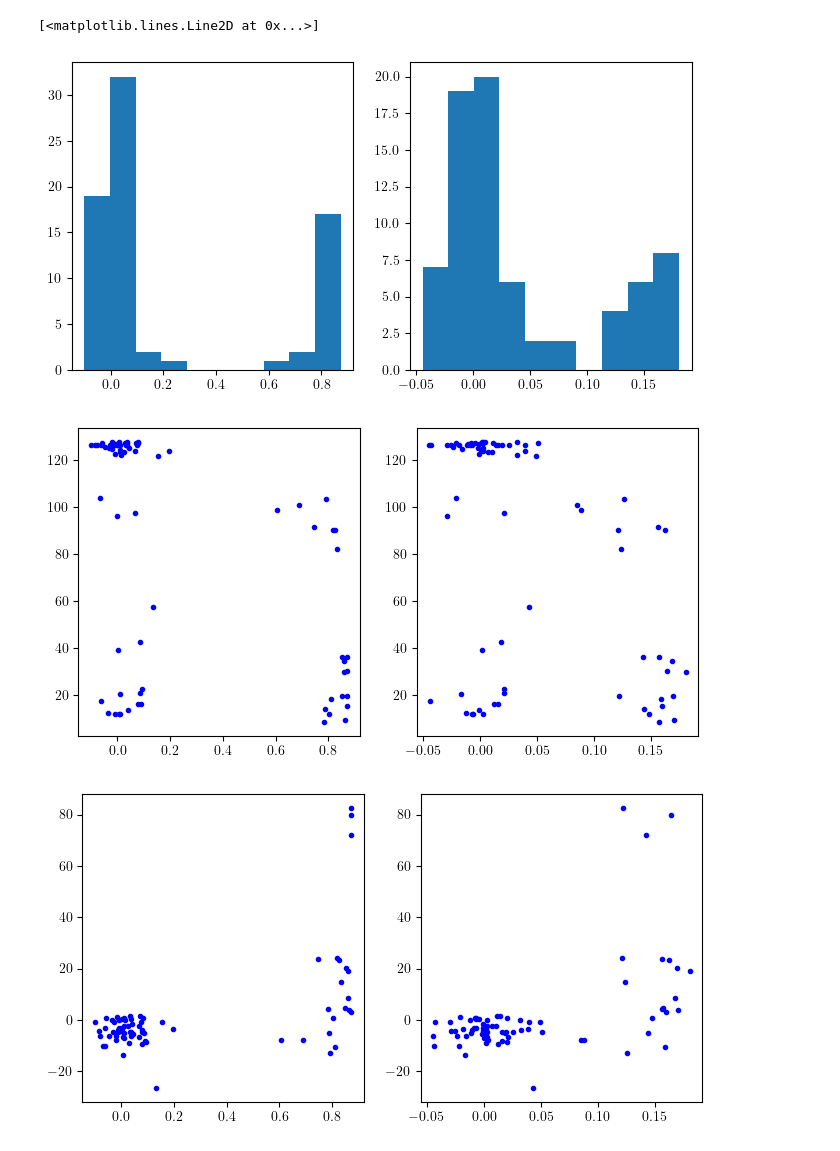
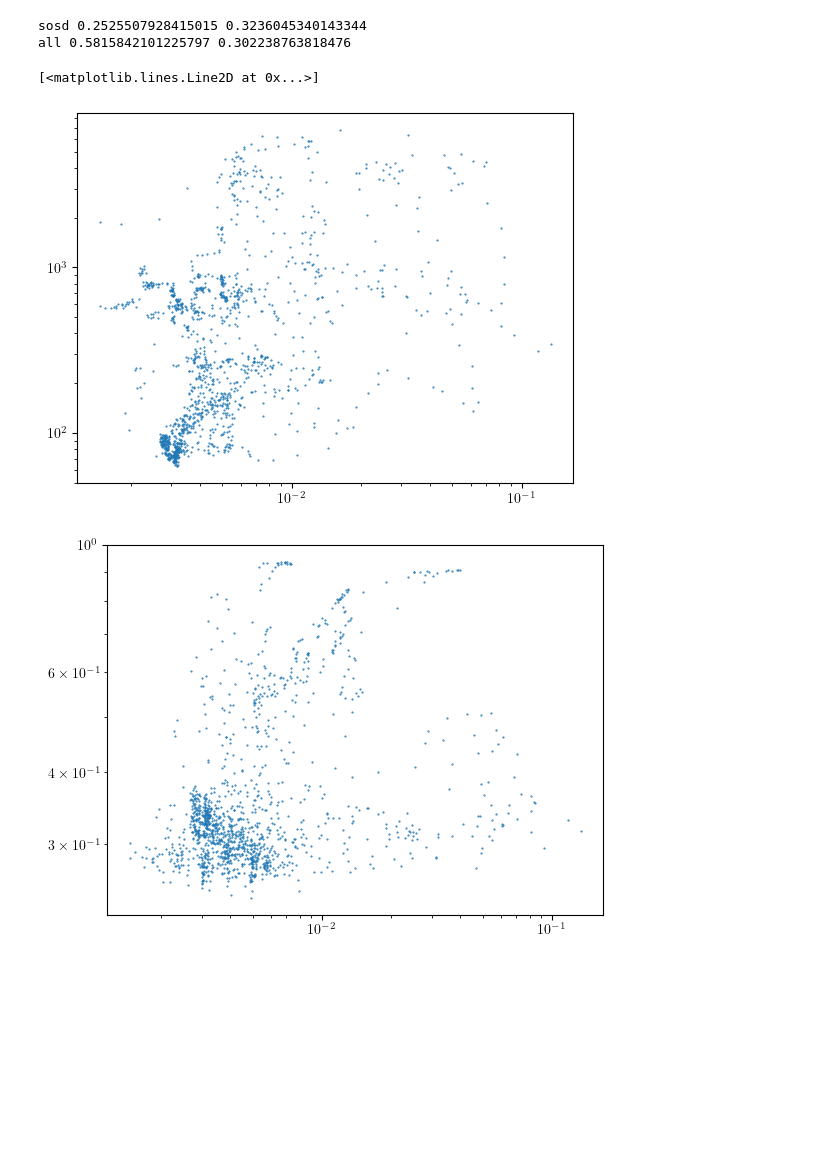
Before and after one commit to jimgammell/mi_leakage_localization, a Jupyter notebook: src/ll_hparam_sweep.ipynb, the cells around one changed output. Saved outputs shown, nothing was run; the diff lists cells and outputs as text; code cells hidden in the pictures; blank space fills up the shorter version.

Commit message:
plotting updates

```diff
--- a/src/ll_hparam_sweep.ipynb
+++ b/src/ll_hparam_sweep.ipynb
@@ -7,5 +7,6 @@ from scipy.stats import pearsonr, kendalltau
 
 from trials.utils import *
 # %%
-ground_truth_path = r'../outputs/otiait/ground_truth_assessments/mlp__seed=0__window_size=5.npz'
-hparam_sweep_dir = r'/home/jgammell/Desktop/mi_leakage_localization/outputs/otiait/ll_hparam_sweep'
+ground_truth_path = r'../outputs/ascadv1_variable/ground_truth_assessments/template__seed=0__window_size=5.npz'
+stats_path = r'/home/jgammell/Desktop/mi_leakage_localization/outputs/ascadv1_variable/first_order_stats/stats.npy'
+ll_path = r'/home/jgammell/Desktop/mi_leakage_localization/outputs/ascadv1_variable/leakage_localization_backup/seed=3/leakage_assessment.npy'
@@ -23,34 +13,27 @@ def compare_to_ground_truth_mutinf(x):
-# %%
-pearsonr_vals = []
-kendalltau_vals = []
-mean_theta_rank = []
-diff_theta_rank = []
-for idx in range(100):
-    experiment_dir = os.path.join(hparam_sweep_dir, f'trial_{idx}')
-    leakage_assessment_path = os.path.join(experiment_dir, 'leakage_assessment.npz')
-    try:
-        leakage_assessment = np.load(leakage_assessment_path, allow_pickle=True)['leakage_assessment']
-        training_curves = get_training_curves(experiment_dir)
-        rv = compare_to_ground_truth_mutinf(leakage_assessment)
-        pearsonr_vals.append(rv['pearsonr'])
-        kendalltau_vals.append(rv['kendalltau'])
-        mean_theta_rank.append(np.mean(training_curves['val_theta_rank'][-1]))
-        diff_theta_rank.append(training_curves['val_theta_rank'][-1][0] - training_curves['val_theta_rank'][-1][-1])
-    except:
-        continue
-fig, axes = plt.subplots(1, 2, figsize=(8, 4))
-axes[0].hist(pearsonr_vals)
-axes[1].hist(kendalltau_vals)
-
-fig, axes = plt.subplots(1, 2, figsize=(8, 4))
-axes[0].plot(pearsonr_vals, mean_theta_rank, marker='.', linestyle='none', color='blue')
-axes[1].plot(kendalltau_vals, mean_theta_rank, marker='.', linestyle='none', color='blue')
-
-fig, axes = plt.subplots(1, 2, figsize=(8, 4))
-axes[0].plot(pearsonr_vals, diff_theta_rank, marker='.', linestyle='none', color='blue')
-axes[1].plot(kendalltau_vals, diff_theta_rank, marker='.', linestyle='none', color='blue')
-# %% [output]
-[<matplotlib.lines.Line2D at 0x...>]
-[figure, removed]
-[figure, removed]
-[figure, removed]
+# %%
+stats = np.load(stats_path)
+sosd = stats[1, :]
+ground_truth = np.load(ground_truth_path, allow_pickle=True)['assessments'].item()
+ground_truth_trace = np.mean(np.stack([x['mutinf'] for x in ground_truth.values()]), axis=0)
+sosd = torch.tensor(sosd).unfold(0, 5, 1).numpy().mean(axis=-1)
+ll = np.load(ll_path)
+ll = torch.tensor(ll).unfold(0, 5, 1).numpy().mean(axis=-1)
+print('sosd', pearsonr(sosd, ground_truth_trace).statistic, kendalltau(sosd, ground_truth_trace).statistic, spearmanr(sosd, ground_truth_trace).statistic)
+print('all', pearsonr(ll, ground_truth_trace).statistic, kendalltau(ll, ground_truth_trace).statistic, spearmanr(ll, ground_truth_trace).statistic)
+# %% [output]
+sosd 0.2525507928415015 0.3236045340143344
+all 0.5815842101225797 0.302238763818476
+# %%
+fig, ax = plt.subplots()
+ax.set_xscale('log')
+ax.set_yscale('log')
+ax.plot(ground_truth_trace, sosd, marker='.', markersize=1, linestyle='none')
+
+fig, ax = plt.subplots()
+ax.set_xscale('log')
+ax.set_yscale('log')
+ax.plot(ground_truth_trace, ll, marker='.', markersize=1, linestyle='none')
+# %% [output]
+[<matplotlib.lines.Line2D at 0x...>]
+[figure, added]
+[figure, added]
```
Also changed, not shown: parts of 3 cells of this notebook, 7 other files.
